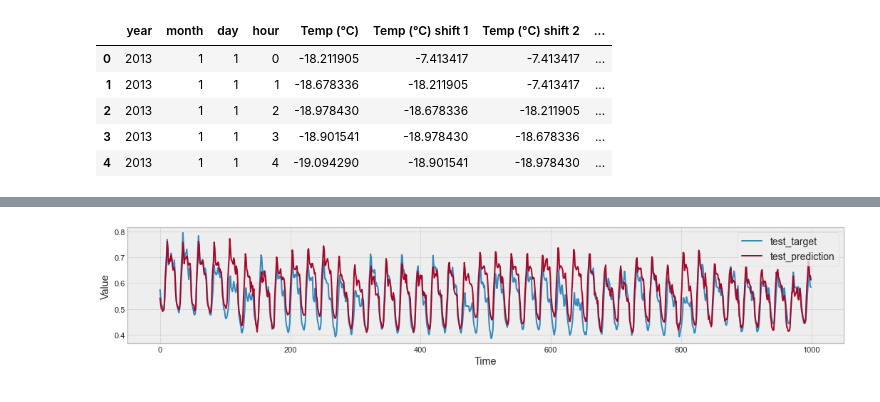
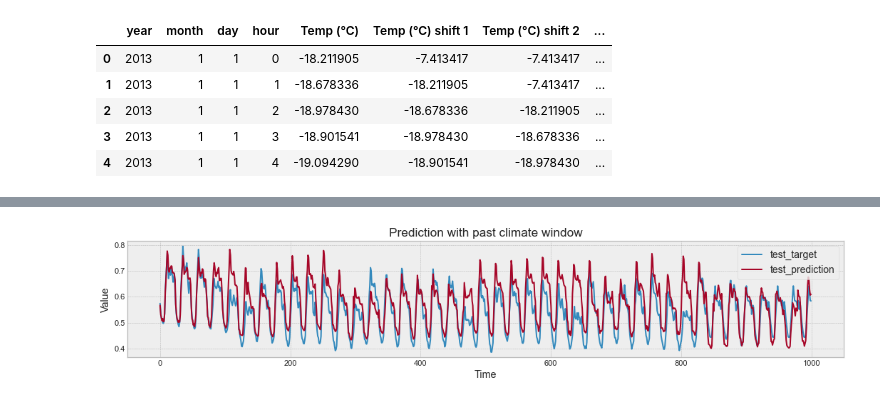
Before and after one commit to A-R-Yazdi/Remote-communities-, a Jupyter notebook: notebooks/Multivariate_with_exogenous_data_LingJun.ipynb, the cells around one changed output, grey strips where cells are left out. Saved outputs shown, nothing was run; the diff lists cells and outputs as text; code cells hidden in the pictures.

```diff
--- a/notebooks/Multivariate_with_exogenous_data_LingJun.ipynb
+++ b/notebooks/Multivariate_with_exogenous_data_LingJun.ipynb
@@ -278,10 +260,9 @@ Index(['year', 'month', 'day', 'hour', 'Kw', 'lat', 'lon', 'population',
 train_data = df1_processed[:int(df1_processed.shape[0]*0.8)]
 test_data = df1_processed[int(df1_processed.shape[0]*0.8):]
 
-X_train = train_data.copy().drop(columns=['kw_cap', 'lat', 'lon', 'population',
-                                          'annual_peak_load','datetime','log_change', 'Kw', 'date'])
-X_test = test_data.copy().drop(columns=['kw_cap', 'lat', 'lon', 'population',
-                                        'annual_peak_load','datetime','log_change', 'Kw', 'date'])
+drop_cols = ['kw_cap', 'lat', 'lon', 'population', 'annual_peak_load','datetime','log_change', 'Kw', 'date']
+X_train = train_data.copy().drop(columns=drop_cols)
+X_test = test_data.copy().drop(columns=drop_cols)
 
 output_cols=['kw_cap']
 y_train = train_data.copy()[output_cols]
@@ -372,8 +357,9 @@ Test RMSE :  0.051253
 # %%
 plt.figure(figsize=(18, 3))
 target_s = pd.Series(y_test.kw_cap)[:1000]
 pred_s = pd.Series(test_pred)[:1000]
+plt.title('Prediction with past climate window')
 plot_series(range(len(target_s)), target_s, label="test_target")
 plot_series(range(len(pred_s)), pred_s, label=f"test_prediction")
 # %% [output]
-[figure, old version]
+[figure, new version]
```
Also changed, not shown: parts of 34 cells of this notebook, 6 other files.
